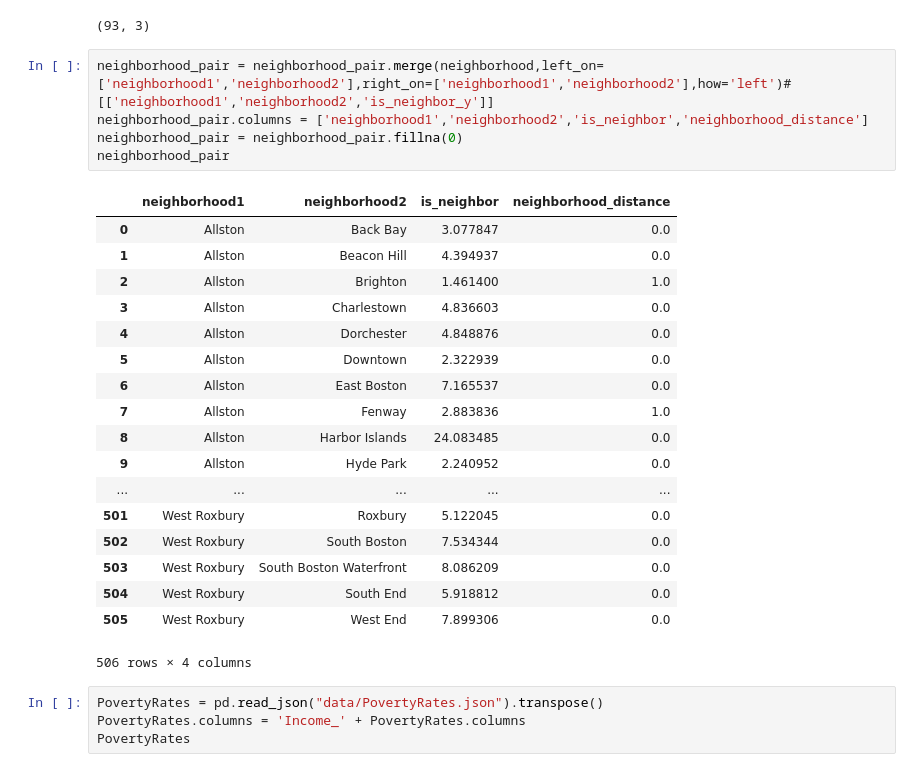
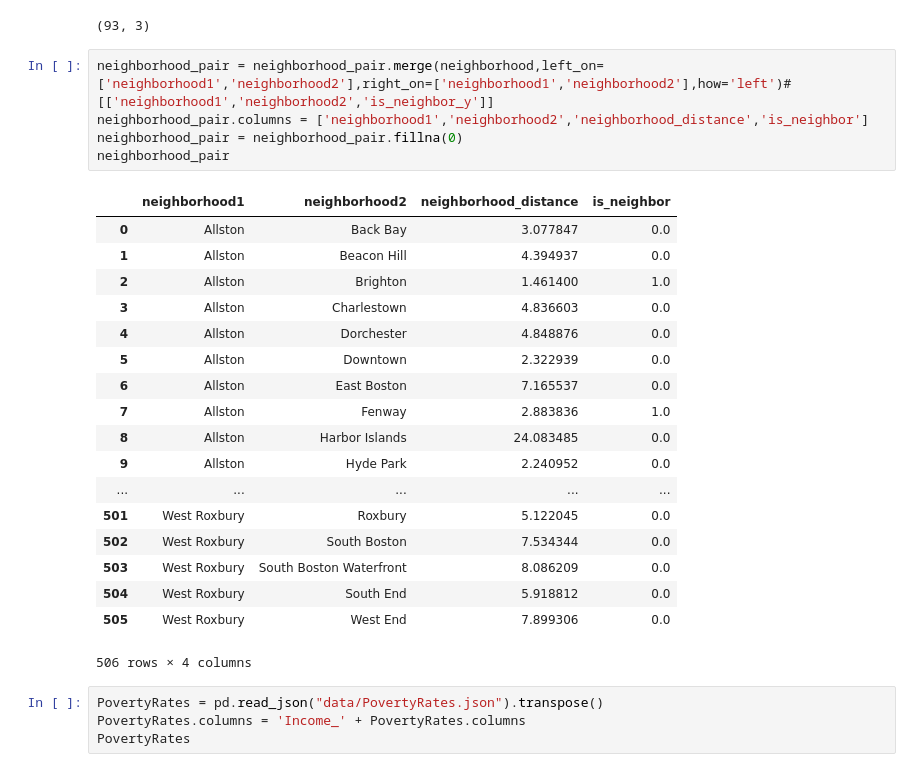
Before and after one commit to data-mechanics/course-2017-fal-proj, a Jupyter notebook: nathansw_rooday_sbajwa_shreyapandit/Neighborhood trickling effect with distance matrix-with neighborhood.ipynb, the cells around one changed output. Cells and saved outputs as stored; diff of their text form.

```diff
--- a/nathansw_rooday_sbajwa_shreyapandit/Neighborhood trickling effect with distance matrix-with neighborhood.ipynb
+++ b/nathansw_rooday_sbajwa_shreyapandit/Neighborhood trickling effect with distance matrix-with neighborhood.ipynb
@@ -101,11 +101,11 @@ neighborhood.shape
 (93, 3)
 # %%
 neighborhood_pair = neighborhood_pair.merge(neighborhood,left_on=['neighborhood1','neighborhood2'],right_on=['neighborhood1','neighborhood2'],how='left')#[['neighborhood1','neighborhood2','is_neighbor_y']]
-neighborhood_pair.columns = ['neighborhood1','neighborhood2','is_neighbor','neighborhood_distance']
+neighborhood_pair.columns = ['neighborhood1','neighborhood2','neighborhood_distance','is_neighbor']
 neighborhood_pair = neighborhood_pair.fillna(0)
 neighborhood_pair
 # %% [output]
-|  | neighborhood1 | neighborhood2 | is_neighbor | neighborhood_distance |
+|  | neighborhood1 | neighborhood2 | neighborhood_distance | is_neighbor |
 | 0 | Allston | Back Bay | 3.077847 | 0.0 |
 | 1 | Allston | Beacon Hill | 4.394937 | 0.0 |
 | 2 | Allston | Brighton | 1.461400 | 1.0 |
```
Also changed, not shown: parts of 13 cells of this notebook.
